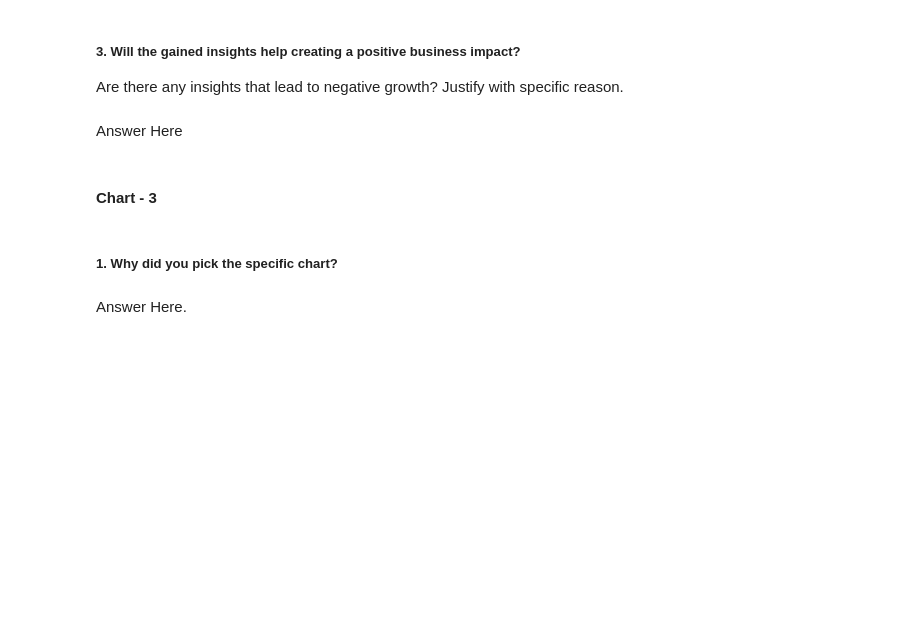
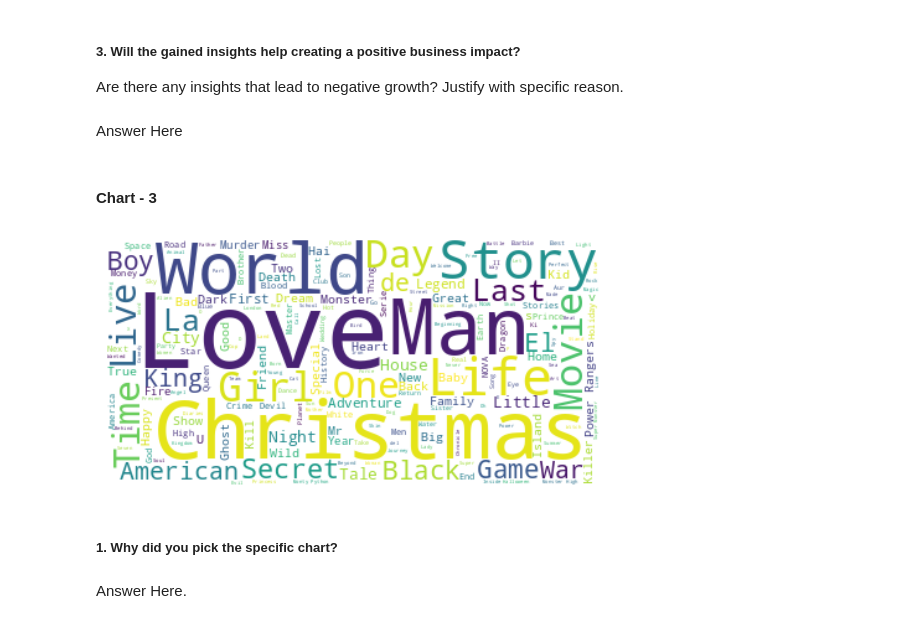
Before and after one commit to ash260498/-Datascience, a Jupyter notebook: Netflix_Movies_and_TV_shows_Clustering.ipynb, the cells around one changed output. Drawn from its saved outputs; the diff is of its cells as text; code cells hidden in the pictures; blank space fills up the shorter version.

```diff
--- a/Netflix_Movies_and_TV_shows_Clustering.ipynb
+++ b/Netflix_Movies_and_TV_shows_Clustering.ipynb
@@ -345,3 +784,19 @@ Answer Here
+# %%
+# Chart - 3 visualization code
+#subsetting df
+df_wordcloud = df['title']
+text = " ".join(word for word in df_wordcloud)
+# Create stopword list:
+stopwords = set(STOPWORDS)
+# Generate a word cloud image
+wordcloud = WordCloud(stopwords=stopwords, background_color="white").generate(text)
+# Display the generated image:
+# the matplotlib way:
+plt.imshow(wordcloud, interpolation='bilinear')
+plt.axis("off")
+plt.show()
+# %% [output]
+[figure, added]
 # %% [markdown]
 ##### 1. Why did you pick the specific chart?
 # %% [markdown]
```
Also changed, not shown: parts of 76 cells of this notebook.
